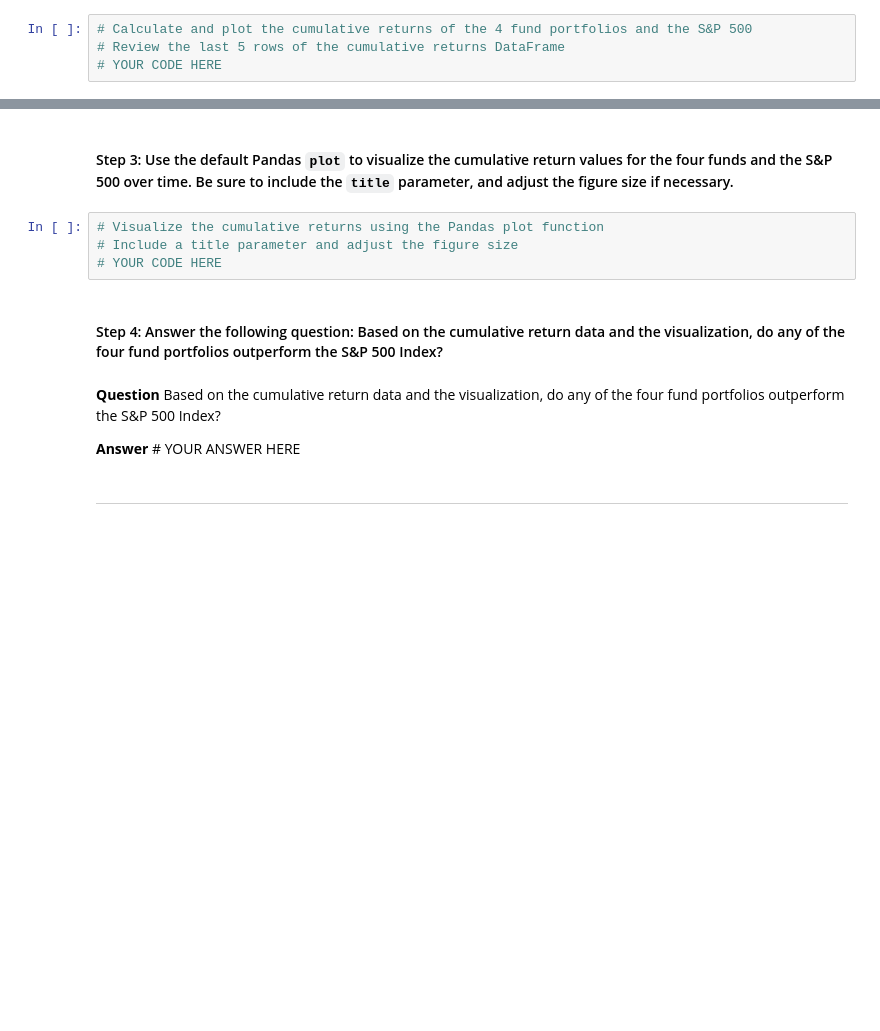
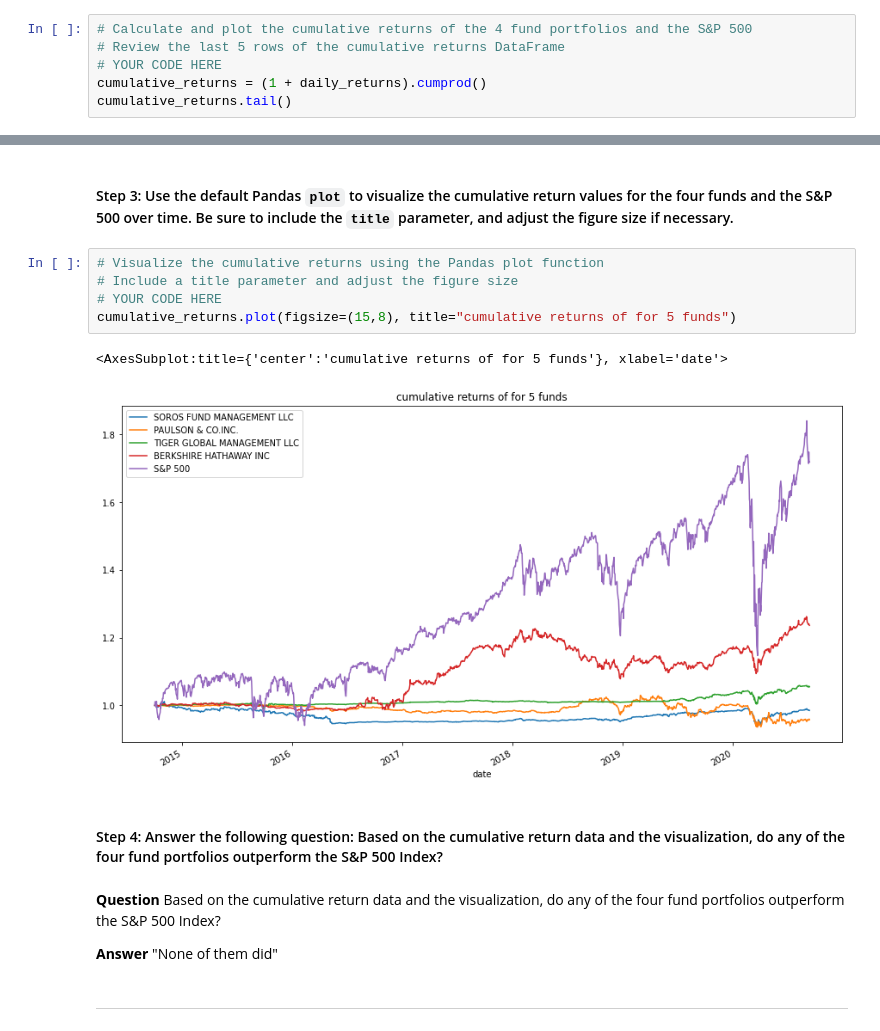
Before and after one commit to sungmoo89/Analyzing-Portfolio, a Jupyter notebook: risk_return_analysis.ipynb, the cells around one changed output, grey strips where cells are left out. Saved outputs shown, nothing was run; the diff lists cells and outputs as text; blank space fills up the shorter version.

```diff
--- a/risk_return_analysis.ipynb
+++ b/risk_return_analysis.ipynb
@@ -181,3 +185,5 @@ Analyze the data to determine if any of the portfolios outperform the broader st
 # Calculate and plot the cumulative returns of the 4 fund portfolios and the S&P 500
 # Review the last 5 rows of the cumulative returns DataFrame
 # YOUR CODE HERE
+cumulative_returns = (1 + daily_returns).cumprod()
+cumulative_returns.tail()
@@ -186,13 +200,17 @@ Analyze the data to determine if any of the portfolios outperform the broader st
 # %%
 # Visualize the cumulative returns using the Pandas plot function
 # Include a title parameter and adjust the figure size
 # YOUR CODE HERE
+cumulative_returns.plot(figsize=(15,8), title="cumulative returns of for 5 funds")
+# %% [output]
+<AxesSubplot:title={'center':'cumulative returns of for 5 funds'}, xlabel='date'>
+[figure, added]
 # %% [markdown]
 #### Step 4: Answer the following question: Based on the cumulative return data and the visualization, do any of the four fund portfolios outperform the S&P 500 Index?
 # %% [markdown]
 **Question** Based on the cumulative return data and the visualization, do any of the four fund portfolios outperform the S&P 500 Index?
 
-**Answer** # YOUR ANSWER HERE
+**Answer** "None of them did"
 # %% [markdown]
 ---
 # %% [markdown]
```
Also changed, not shown: parts of 5 cells of this notebook.
